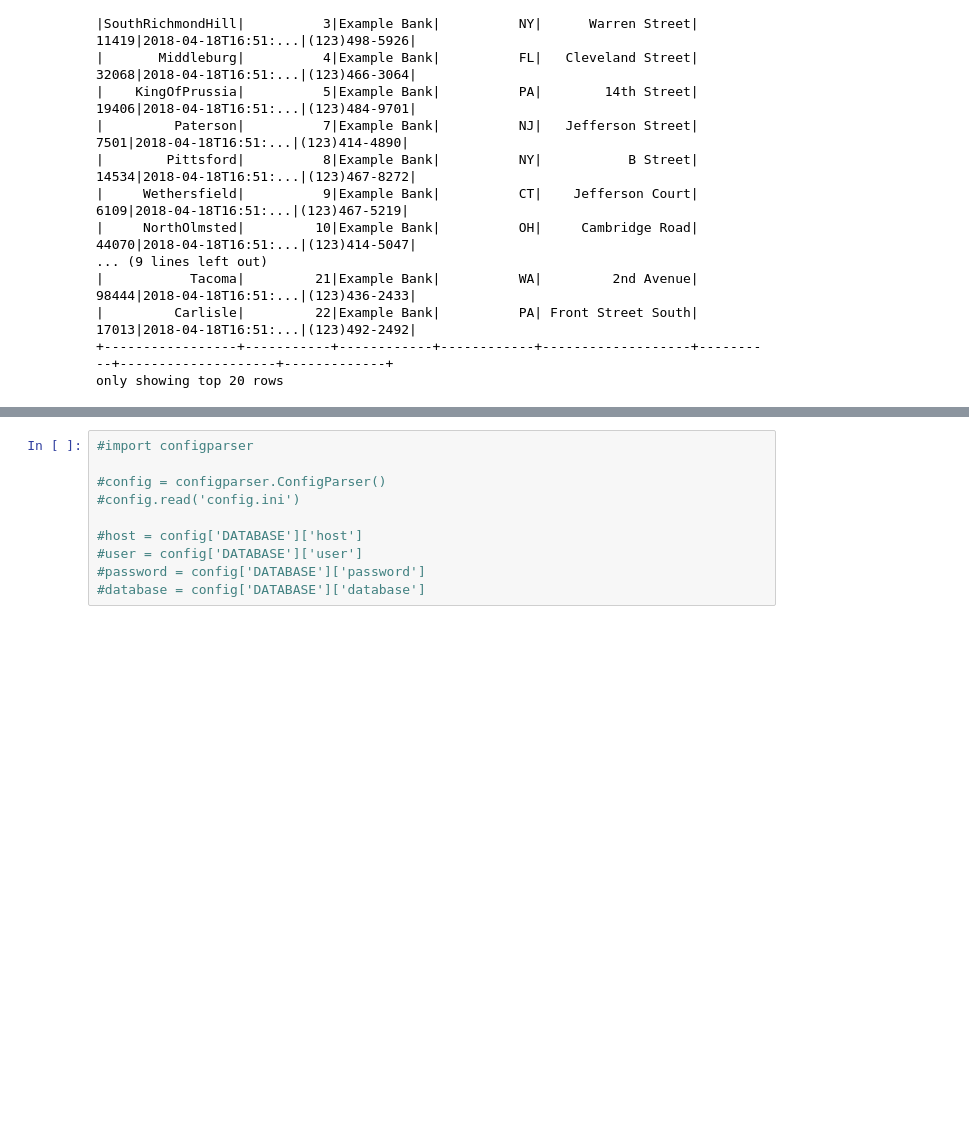
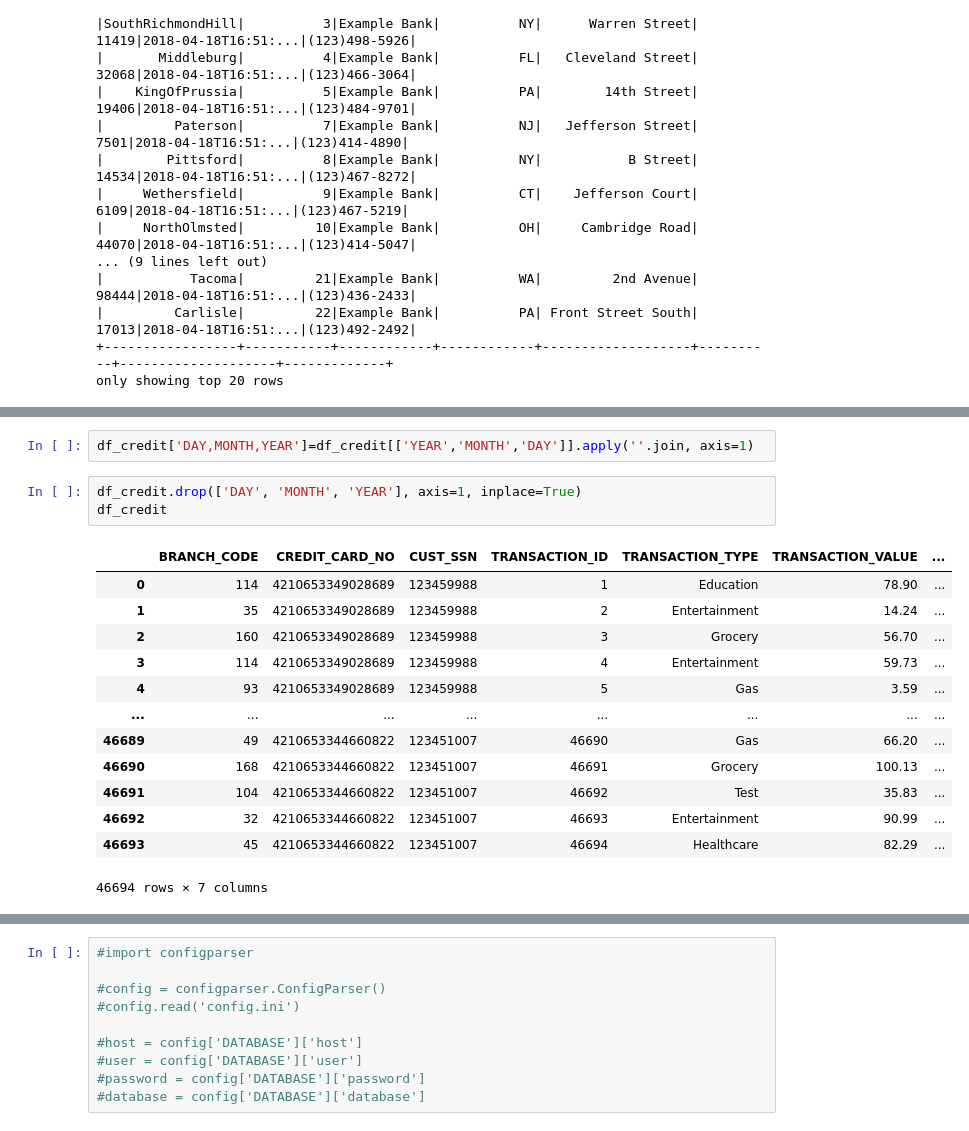
Before and after one commit to MayaCampbell/Data-Transformation-and-Python-Based-User-Menu-Developement-Project, a Jupyter notebook: credit_card.ipynb, the cells around one changed output, grey strips where cells are left out. Saved outputs shown, nothing was run; the diff lists cells and outputs as text; blank space fills up the shorter version.

```diff
--- a/credit_card.ipynb
+++ b/credit_card.ipynb
@@ -253,0 +353,19 @@ only showing top 20 rows
+# %%
+df_credit['DAY,MONTH,YEAR']=df_credit[['YEAR','MONTH','DAY']].apply(''.join, axis=1)
+# %%
+df_credit.drop(['DAY', 'MONTH', 'YEAR'], axis=1, inplace=True)
+df_credit
+# %% [output]
+|  | BRANCH_CODE | CREDIT_CARD_NO | CUST_SSN | TRANSACTION_ID | TRANSACTION_TYPE | TRANSACTION_VALUE | ... |
+| 0 | 114 | 4210653349028689 | 123459988 | 1 | Education | 78.90 | ... |
+| 1 | 35 | 4210653349028689 | 123459988 | 2 | Entertainment | 14.24 | ... |
+| 2 | 160 | 4210653349028689 | 123459988 | 3 | Grocery | 56.70 | ... |
+| 3 | 114 | 4210653349028689 | 123459988 | 4 | Entertainment | 59.73 | ... |
+| 4 | 93 | 4210653349028689 | 123459988 | 5 | Gas | 3.59 | ... |
+| ... | ... | ... | ... | ... | ... | ... | ... |
+| 46689 | 49 | 4210653344660822 | 123451007 | 46690 | Gas | 66.20 | ... |
+| 46690 | 168 | 4210653344660822 | 123451007 | 46691 | Grocery | 100.13 | ... |
+| 46691 | 104 | 4210653344660822 | 123451007 | 46692 | Test | 35.83 | ... |
+| 46692 | 32 | 4210653344660822 | 123451007 | 46693 | Entertainment | 90.99 | ... |
+| 46693 | 45 | 4210653344660822 | 123451007 | 46694 | Healthcare | 82.29 | ... |
+46694 rows × 7 columns
```
Also changed, not shown: parts of 18 cells of this notebook.
